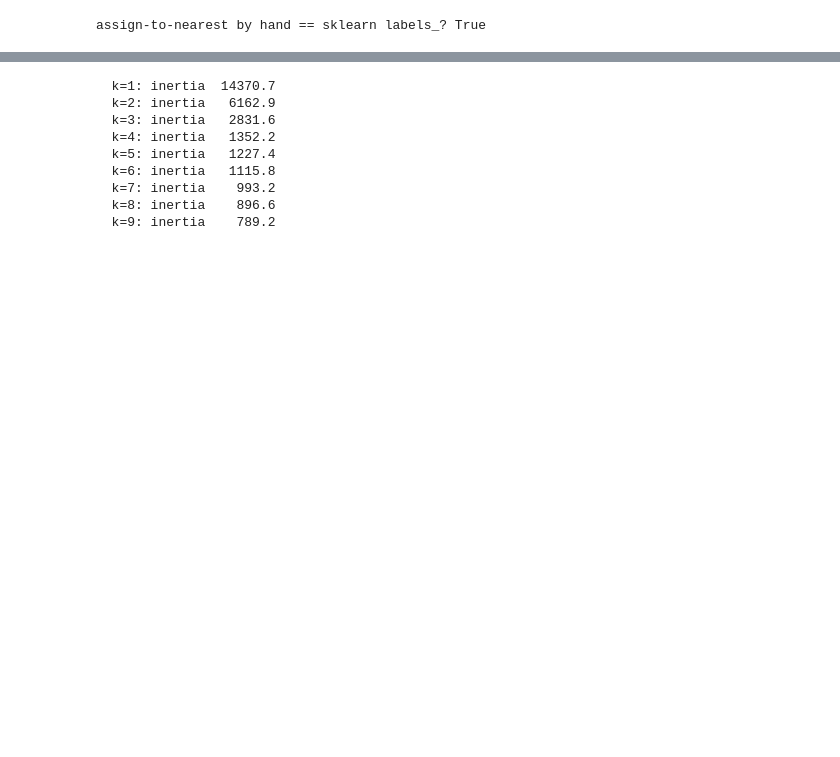
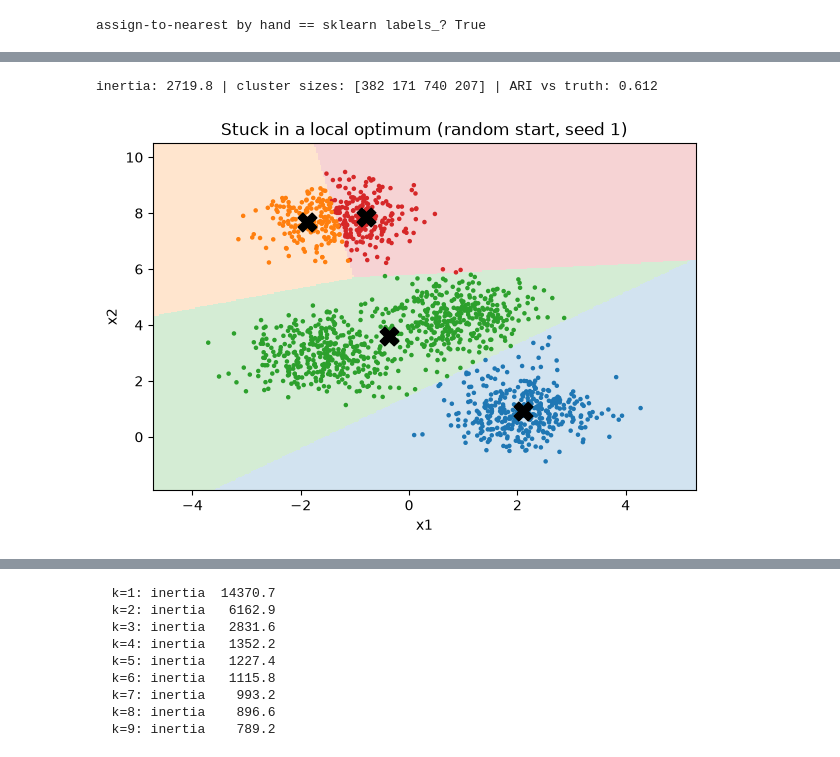
Before and after one commit to devomh/cdat4011-2026, a Jupyter notebook: u06_unsupervised_learning/l23_lab_kmeans_clustering.ipynb, the cells around one changed output, grey strips where cells are left out. Cells and saved outputs as stored; diff of their text form; code cells hidden in the pictures; blank space fills up the shorter version.

```diff
--- a/u06_unsupervised_learning/l23_lab_kmeans_clustering.ipynb
+++ b/u06_unsupervised_learning/l23_lab_kmeans_clustering.ipynb
@@ -167,0 +322,12 @@ does not work. Watch inertia as `k` grows:
+# %%
+stuck_km = KMeans(n_clusters=4, init="random", n_init=1, random_state=1).fit(X)
+print("inertia:", round(stuck_km.inertia_, 1),
+      "| cluster sizes:", np.bincount(stuck_km.labels_),
+      "| ARI vs truth:", round(adjusted_rand_score(y_true, stuck_km.labels_), 3))
+
+fig, ax = plt.subplots(figsize=(7, 4.5))
+plot_cells(stuck_km, X, ax, "Stuck in a local optimum (random start, seed 1)")
+plt.show()
+# %% [output]
+inertia: 2719.8 | cluster sizes: [382 171 740 207] | ARI vs truth: 0.612
+[figure, added]
```
Also changed, not shown: parts of 52 cells of this notebook, 10 other files.
